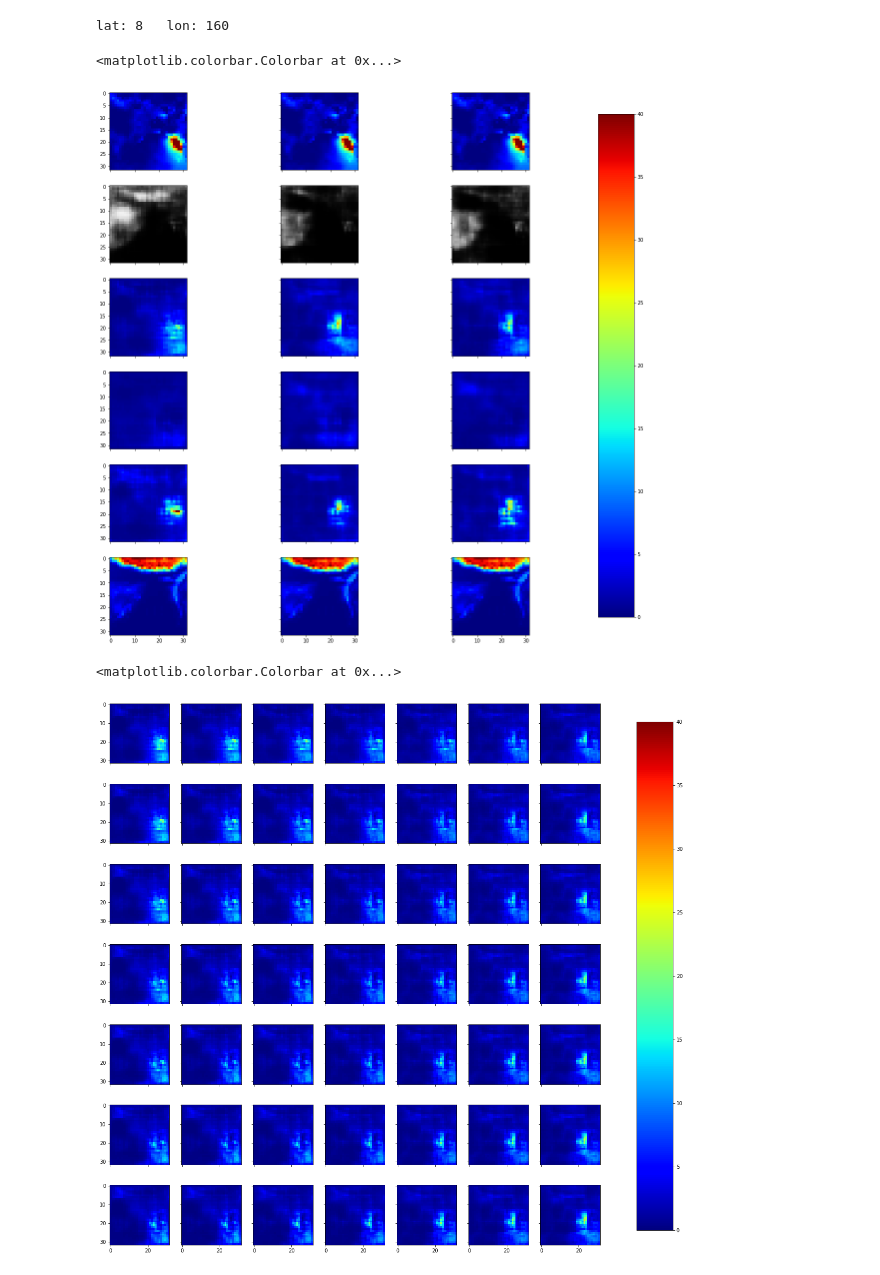
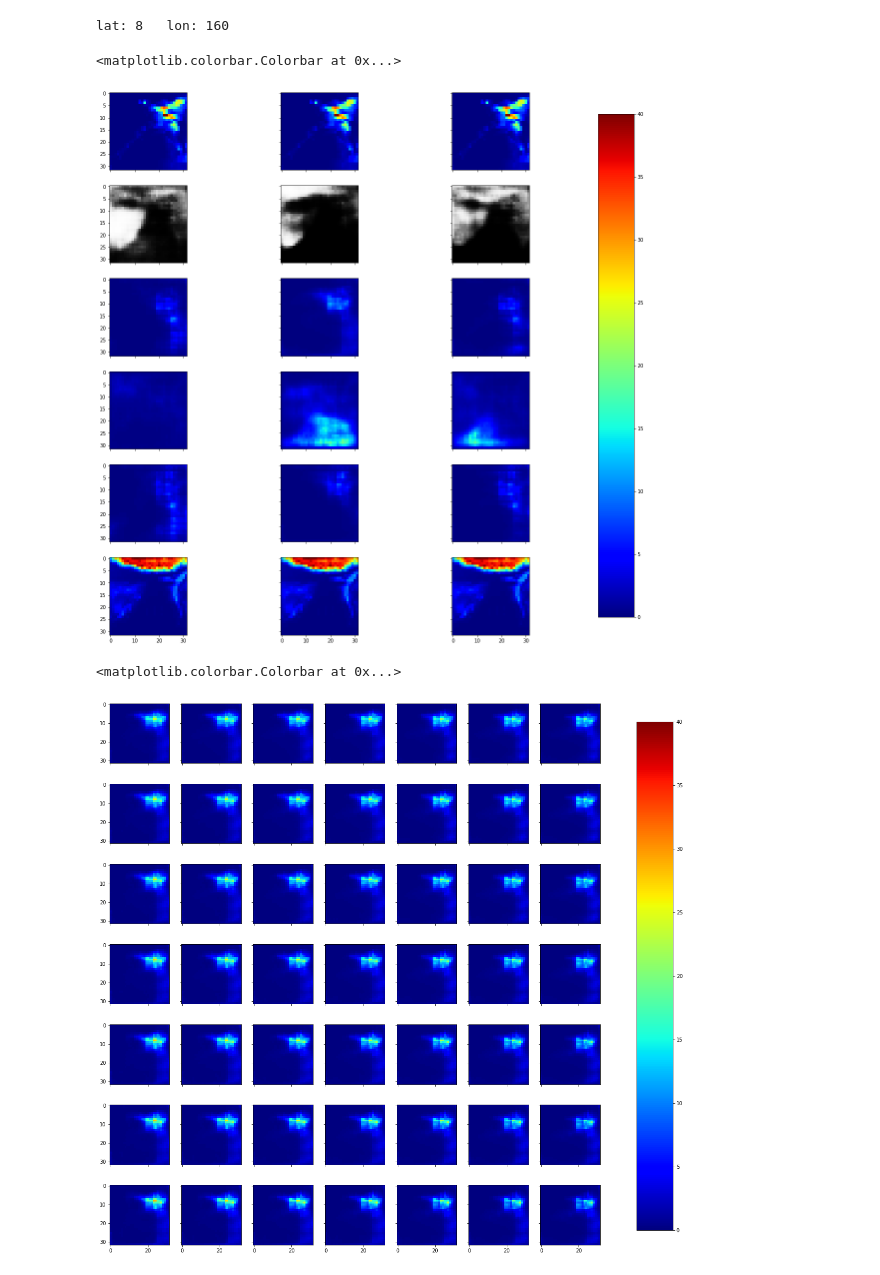
Before and after one commit to SimonTreu/sdvae, a Jupyter notebook: interactive_val.ipynb, the cells around one changed output. Drawn from its saved outputs; the diff is of its cells as text; code cells hidden in the pictures.

```diff
--- a/interactive_val.ipynb
+++ b/interactive_val.ipynb
@@ -19,9 +19,6 @@ opt = base_opt.parse(args=['--batch_size', '64',
                            '--dataroot', 'data/wind_34x34_gamma',
                            '--fine_size', '32',
                            '--gpu_ids', '-1',
-                           '--lambda_cycle_l1', '0.0',
-                           '--lambda_kl', '1.0',
-                           '--lambda_mse', '1.0',
                            '--load_epoch', '-1',
                            '--log_interval', '10',
                            '--lr', '0.005',
@@ -31,11 +28,10 @@ opt = base_opt.parse(args=['--batch_size', '64',
                            '--n_test', '2',
                            '--n_threads', '4',
                            '--n_val', '2',
-                           '--name', 'vae_12_19',
+                           '--name', 'vae_12_19_2',
                            '--nf_decoder', '16',
                            '--nf_encoder', '16',
-                           '--no', '0',
-                           '--nz', '2',
+                           '--nz', '10',
                            '--phase', 'val',
                            '--plot_interval', '100',
                            '--results_dir', './results/',
@@ -52,7 +48,7 @@ load_epoch = opt.load_epoch if opt.load_epoch >= 0 else 'latest'
 load_name = "epoch_{}.pth".format(load_epoch)
 load_dir = os.path.join(load_root, load_name)
 
-climate_data = ClimateDataset(opt=opt)
+climate_data = ClimateDataset(opt=opt, phase=opt.phase)
 
 # large_cell = 48x48, cell = 40x40, small_cell = 32x32
 large_cell = opt.fine_size + 2*opt.scale_factor
@@ -90,7 +86,7 @@ seed: 1
 -------------- End ----------------
 # %%
 idx_lat = 0
-idx_lon = climate_data.test_val_indices[idx_lat][:climate_data.n_val][0]
+idx_lon = climate_data.lat_lon_list[idx_lat][0]
 
 # calculate upper left index for cell with boundary values to downscale #todo better formulation
 anchor_lat = idx_lat * climate_data.cell_size  + climate_data.scale_factor
@@ -114,7 +110,7 @@ vas = input_dataset['vas'][:, large_cell_lats, large_cell_lons]
 # %% [output]
 lat: 8   lon: 160
 # %%
-t = 184
+t = 120
 
 # create reconstructed image
 pr_tensor = torch.tensor(pr[t, :, :], dtype=torch.float32, device=device)
@@ -161,25 +157,25 @@ cbar_ax = fig.add_axes([0.85, 0.15, 0.05, 0.7])
 fig.colorbar(im, cax=cbar_ax)
 # %% [output]
 <matplotlib.colorbar.Colorbar at 0x...>
-[figure, old version]
+[figure, new version]
 # %%
 fig, axes = plt.subplots(7, 7, sharex='col', sharey='row', figsize = (20, 20))
 z=torch.randn(1, opt.nz, 1, 1, device=device)
 for i in range(7):
     for j in range(7):
         z[0,0,0,0] = scipy.stats.norm.ppf((i+1)/8)
-        z[0,1,0,0] = scipy.stats.norm.ppf((j+1)/8)
+        z[0,8,0,0] = scipy.stats.norm.ppf((j+1)/8)
         with torch.no_grad():
             p, alpha, beta = model.decode(z=z,
                                           coarse_pr=coarse_pr,coarse_uas=coarse_uas,
                                           coarse_vas=coarse_vas, orog=orog_tensor)
         axes[i, j].imshow((p
                            * alpha * beta
                           )[0,0,:,:], vmin=v_min, vmax=v_max,cmap=plt.get_cmap('jet'))
 
 fig.subplots_adjust(right=0.8)
 cbar_ax = fig.add_axes([0.85, 0.15, 0.05, 0.7])
 fig.colorbar(im, cax=cbar_ax)
 # %% [output]
 <matplotlib.colorbar.Colorbar at 0x...>
-[figure, old version]
+[figure, new version]
```
Also changed, not shown: parts of 1 cell of this notebook, 3 other files.
